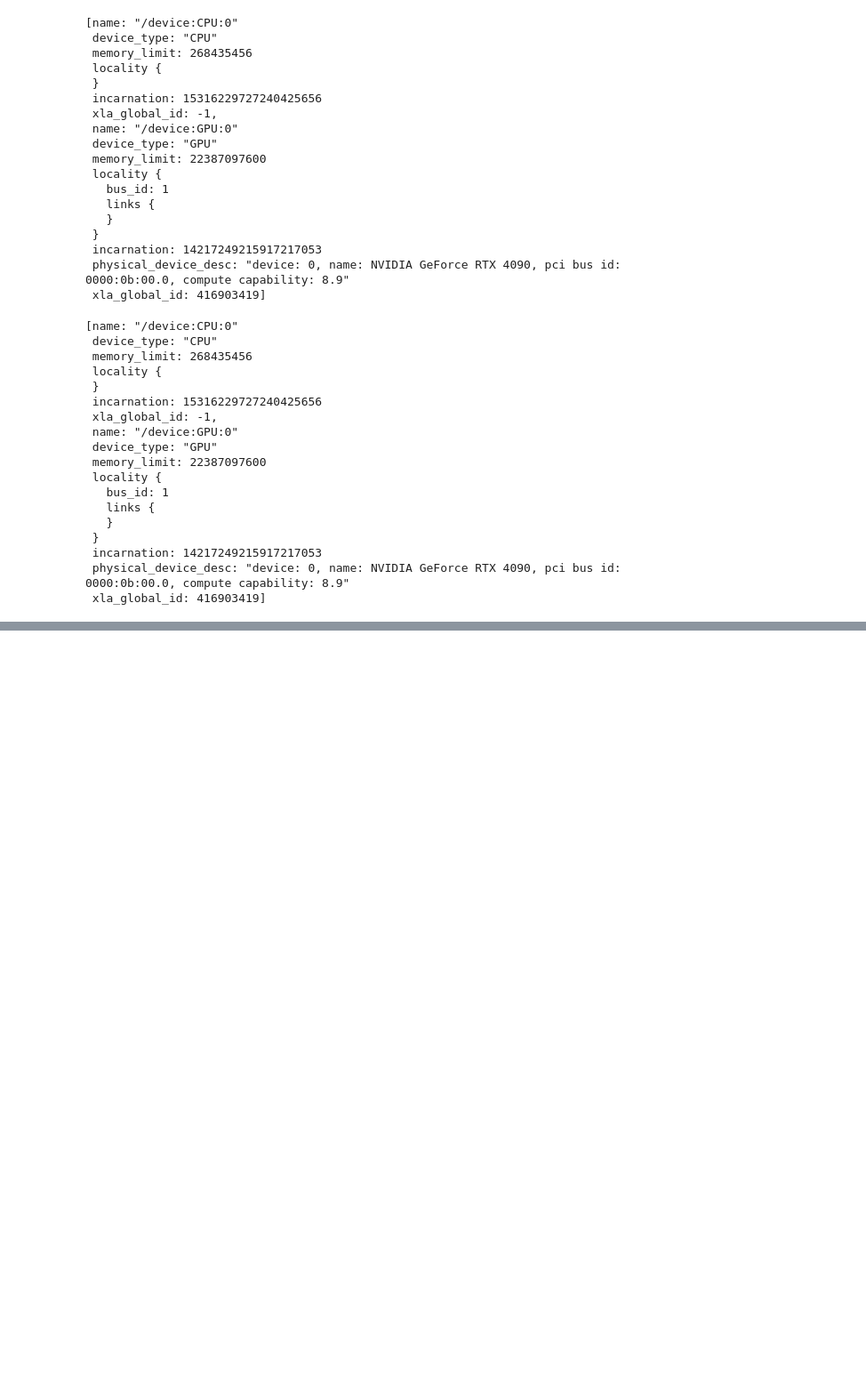
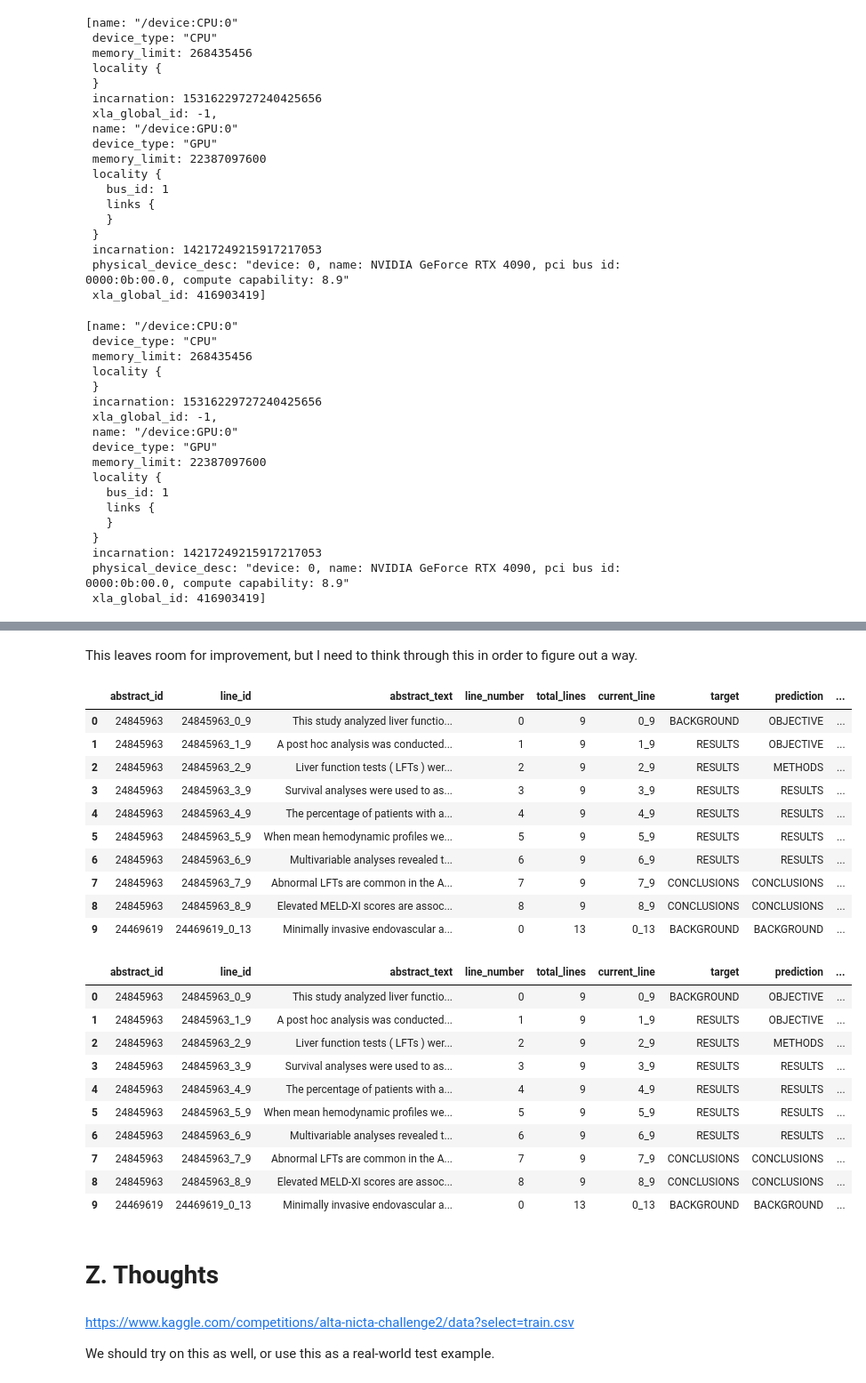
Before and after one commit to nocdoggo/PubMed_Seg_Fine_Tuning, a Jupyter notebook: 01_Data_Loader_Cleanser.ipynb, the cells around one changed output, grey strips where cells are left out. Shown at 89% size. Saved outputs shown, nothing was run; the diff lists cells and outputs as text; code cells hidden in the pictures; blank space fills up the shorter version.

```diff
--- a/01_Data_Loader_Cleanser.ipynb
+++ b/01_Data_Loader_Cleanser.ipynb
@@ -1472,0 +1471,50 @@ This leaves room for improvement, but I need to think through this in order to f
+# %% [markdown]
+This leaves room for improvement, but I need to think through this in order to figure out a way.
+# %%
+# Get top 3 predictions
+top_3_values, top_3_indices = tf.nn.top_k(test_probabilities, k=3)
+# %%
+df_test_pred = df_test.copy()
+
+# Best
+df_test_pred['prediction'] = [class_names[_] for _ in top_3_indices[:, 0]]
+df_test_pred['probability'] = list(top_3_values[:, 0].numpy())
+
+# Second Best
+df_test_pred['prediction_2'] = [class_names[_] for _ in top_3_indices[:, 1]]
+df_test_pred['probability_2'] = list(top_3_values[:, 1].numpy())
+
+# Third Best
+df_test_pred['prediction_3'] = [class_names[_] for _ in top_3_indices[:, 2]]
+df_test_pred['probability_3'] = list(top_3_values[:, 2].numpy())
+# %%
+df_test_pred.head(10)
+# %% [output]
+|  | abstract_id | line_id | abstract_text | line_number | total_lines | current_line | target | prediction | ... |
+| 0 | 24845963 | 24845963_0_9 | This study analyzed liver functio... | 0 | 9 | 0_9 | BACKGROUND | OBJECTIVE | ... |
+| 1 | 24845963 | 24845963_1_9 | A post hoc analysis was conducted... | 1 | 9 | 1_9 | RESULTS | OBJECTIVE | ... |
+| 2 | 24845963 | 24845963_2_9 | Liver function tests ( LFTs ) wer... | 2 | 9 | 2_9 | RESULTS | METHODS | ... |
+| 3 | 24845963 | 24845963_3_9 | Survival analyses were used to as... | 3 | 9 | 3_9 | RESULTS | RESULTS | ... |
+| 4 | 24845963 | 24845963_4_9 | The percentage of patients with a... | 4 | 9 | 4_9 | RESULTS | RESULTS | ... |
+| 5 | 24845963 | 24845963_5_9 | When mean hemodynamic profiles we... | 5 | 9 | 5_9 | RESULTS | RESULTS | ... |
+| 6 | 24845963 | 24845963_6_9 | Multivariable analyses revealed t... | 6 | 9 | 6_9 | RESULTS | RESULTS | ... |
+| 7 | 24845963 | 24845963_7_9 | Abnormal LFTs are common in the A... | 7 | 9 | 7_9 | CONCLUSIONS | CONCLUSIONS | ... |
+| 8 | 24845963 | 24845963_8_9 | Elevated MELD-XI scores are assoc... | 8 | 9 | 8_9 | CONCLUSIONS | CONCLUSIONS | ... |
+| 9 | 24469619 | 24469619_0_13 | Minimally invasive endovascular a... | 0 | 13 | 0_13 | BACKGROUND | BACKGROUND | ... |
+|  | abstract_id | line_id | abstract_text | line_number | total_lines | current_line | target | prediction | ... |
+| 0 | 24845963 | 24845963_0_9 | This study analyzed liver functio... | 0 | 9 | 0_9 | BACKGROUND | OBJECTIVE | ... |
+| 1 | 24845963 | 24845963_1_9 | A post hoc analysis was conducted... | 1 | 9 | 1_9 | RESULTS | OBJECTIVE | ... |
+| 2 | 24845963 | 24845963_2_9 | Liver function tests ( LFTs ) wer... | 2 | 9 | 2_9 | RESULTS | METHODS | ... |
+| 3 | 24845963 | 24845963_3_9 | Survival analyses were used to as... | 3 | 9 | 3_9 | RESULTS | RESULTS | ... |
+| 4 | 24845963 | 24845963_4_9 | The percentage of patients with a... | 4 | 9 | 4_9 | RESULTS | RESULTS | ... |
+| 5 | 24845963 | 24845963_5_9 | When mean hemodynamic profiles we... | 5 | 9 | 5_9 | RESULTS | RESULTS | ... |
+| 6 | 24845963 | 24845963_6_9 | Multivariable analyses revealed t... | 6 | 9 | 6_9 | RESULTS | RESULTS | ... |
+| 7 | 24845963 | 24845963_7_9 | Abnormal LFTs are common in the A... | 7 | 9 | 7_9 | CONCLUSIONS | CONCLUSIONS | ... |
+| 8 | 24845963 | 24845963_8_9 | Elevated MELD-XI scores are assoc... | 8 | 9 | 8_9 | CONCLUSIONS | CONCLUSIONS | ... |
+| 9 | 24469619 | 24469619_0_13 | Minimally invasive endovascular a... | 0 | 13 | 0_13 | BACKGROUND | BACKGROUND | ... |
+# %% [markdown]
+# Z. Thoughts
+# %% [markdown]
+https://www.kaggle.com/competitions/alta-nicta-challenge2/data?select=train.csv
+
+We should try on this as well, or use this as a real-world test example.
```
Also changed, not shown: parts of 45 cells of this notebook.
